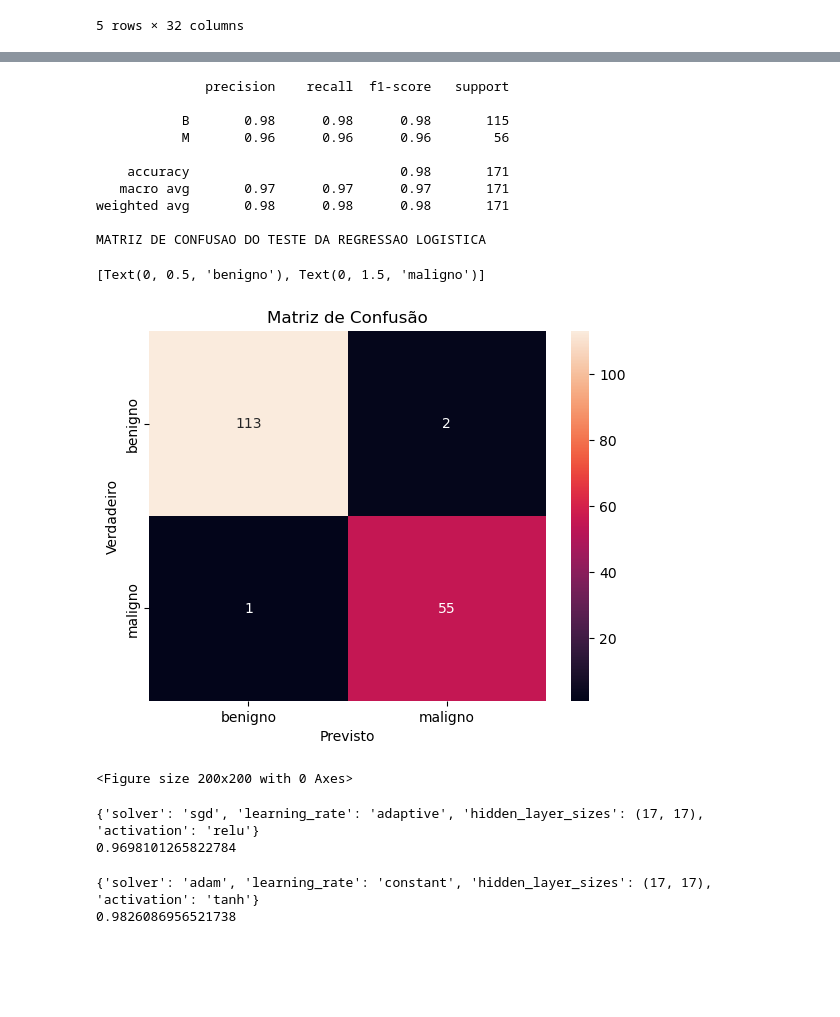
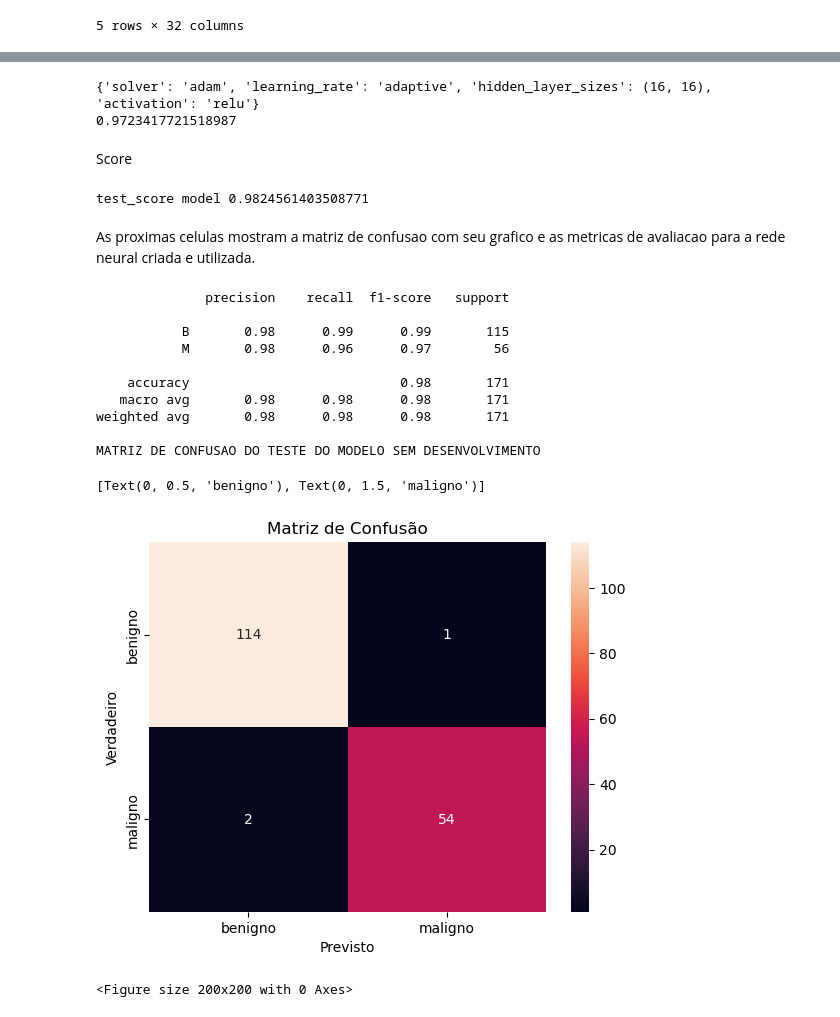
Before and after one commit to lucasbraga3/RedesNeurais, a Jupyter notebook: RedeNeural.ipynb, the cells around one changed output, grey strips where cells are left out. Drawn from its saved outputs; the diff is of its cells as text; code cells hidden in the pictures; blank space fills up the shorter version.

```diff
--- a/RedeNeural.ipynb
+++ b/RedeNeural.ipynb
@@ -60,14 +103,3 @@ y = df[target_column].values
 test_size=0.30
 develop_size = 0.20
 X_train, X_test, y_train, y_test = train_test_split(X, y, test_size=test_size, random_state=40)
-X_trainnodev = X_train
-X_testnodev = X_test
-y_trainnodev = y_train
-y_testnodev = y_test
-newX_train = X_train
-newX_test = X_test
-newy_train = y_train
-newy_test = y_test
-post_split_develop_size = develop_size / (1 - test_size)
-X_train, X_develop, y_train, y_develop = train_test_split(X_train, y_train, test_size=post_split_develop_size, random_state=40)
-print(X_train.shape); print(X_test.shape); print(X_develop.shape)
@@ -86,25 +110,49 @@ regpred_test = lrc.predict(newX_test)
+# %%
+parameter_space = {
+    'hidden_layer_sizes': [(17,17),(16,16), (32,32)],
+    'activation': ['tanh', 'relu', 'logistic'],
+    'solver': ['sgd', 'adam'],
+    'learning_rate': ['constant','adaptive']
+    }
+random_search = RandomizedSearchCV(mlp, parameter_space,n_iter = 12, cv = 5)
+random_search.fit(X_train,y_train.ravel())
+params = random_search.best_params_
+score = random_search.best_score_
+print(params);print(score)
+# %% [output]
+{'solver': 'adam', 'learning_rate': 'adaptive', 'hidden_layer_sizes': (16, 16), 'activation': 'relu'}
+0.9723417721518987
+# %% [markdown]
+Score
+# %%
+predict_test = random_search.predict(X_test)
+testscores = accuracy_score(y_test,predict_test)
+print("test_score model", testscores)
+# %% [output]
+test_score model 0.9824561403508771
+# %% [markdown]
+As proximas celulas mostram a matriz de confusao com seu grafico e as metricas de avaliacao para a rede neural criada e utilizada.
 # %%
-import seaborn as sn
-print(classification_report(newy_test,regpred_test))
-print("MATRIZ DE CONFUSAO DO TESTE DA REGRESSAO LOGISTICA")
-confmat = confusion_matrix(y_testnodev,predict_test)
+print(classification_report(y_test,predict_test))
+confmat = confusion_matrix(y_test,predict_test)
+print("MATRIZ DE CONFUSAO DO TESTE DO MODELO SEM DESENVOLVIMENTO")
 ax= plt.subplot()
 plt.figure(figsize = confmat.shape)
 sn.heatmap(confmat, annot=True, fmt='d', ax=ax)
 ax.set_xlabel('Previsto');ax.set_ylabel('Verdadeiro');
 ax.set_title('Matriz de Confusão')
 ax.xaxis.set_ticklabels(['benigno', 'maligno']); ax.yaxis.set_ticklabels(['benigno', 'maligno'])
 # %% [output]
               precision    recall  f1-score   support
 
-           B       0.98      0.98      0.98       115
-           M       0.96      0.96      0.96        56
+           B       0.98      0.99      0.99       115
+           M       0.98      0.96      0.97        56
 
     accuracy                           0.98       171
-   macro avg       0.97      0.97      0.97       171
+   macro avg       0.98      0.98      0.98       171
 weighted avg       0.98      0.98      0.98       171
 
-MATRIZ DE CONFUSAO DO TESTE DA REGRESSAO LOGISTICA
+MATRIZ DE CONFUSAO DO TESTE DO MODELO SEM DESENVOLVIMENTO
 [Text(0, 0.5, 'benigno'), Text(0, 1.5, 'maligno')]
-[figure, old version]
+[figure, new version]
 <Figure size 200x200 with 0 Axes>
@@ -114,24 +158,0 @@ mlpdev = MLPClassifier( max_iter=4000)
-# %%
-parameter_space = {
-    'hidden_layer_sizes': [(17,17),(16,16), (32,32)],
-    'activation': ['tanh', 'relu', 'logistic'],
-    'solver': ['sgd', 'adam'],
-    'learning_rate': ['constant','adaptive']
-    }
-random_search = RandomizedSearchCV(mlp, parameter_space,n_iter = 12, cv = 5)
-random_search.fit(X_trainnodev,y_trainnodev.ravel())
-params = random_search.best_params_
-score = random_search.best_score_
-print(params);print(score)
-# %% [output]
-{'solver': 'sgd', 'learning_rate': 'adaptive', 'hidden_layer_sizes': (17, 17), 'activation': 'relu'}
-0.9698101265822784
-# %%
-devrandom_search = RandomizedSearchCV(mlpdev, parameter_space,n_iter = 18, cv = 5)
-devrandom_search.fit(X_develop,y_develop.ravel())
-paramsdev = devrandom_search.best_params_
-scoredev = devrandom_search.best_score_
-print(paramsdev);print(scoredev)
-# %% [output]
-{'solver': 'adam', 'learning_rate': 'constant', 'hidden_layer_sizes': (17, 17), 'activation': 'tanh'}
-0.9826086956521738
```
Also changed, not shown: parts of 14 cells of this notebook, 2 other files.
